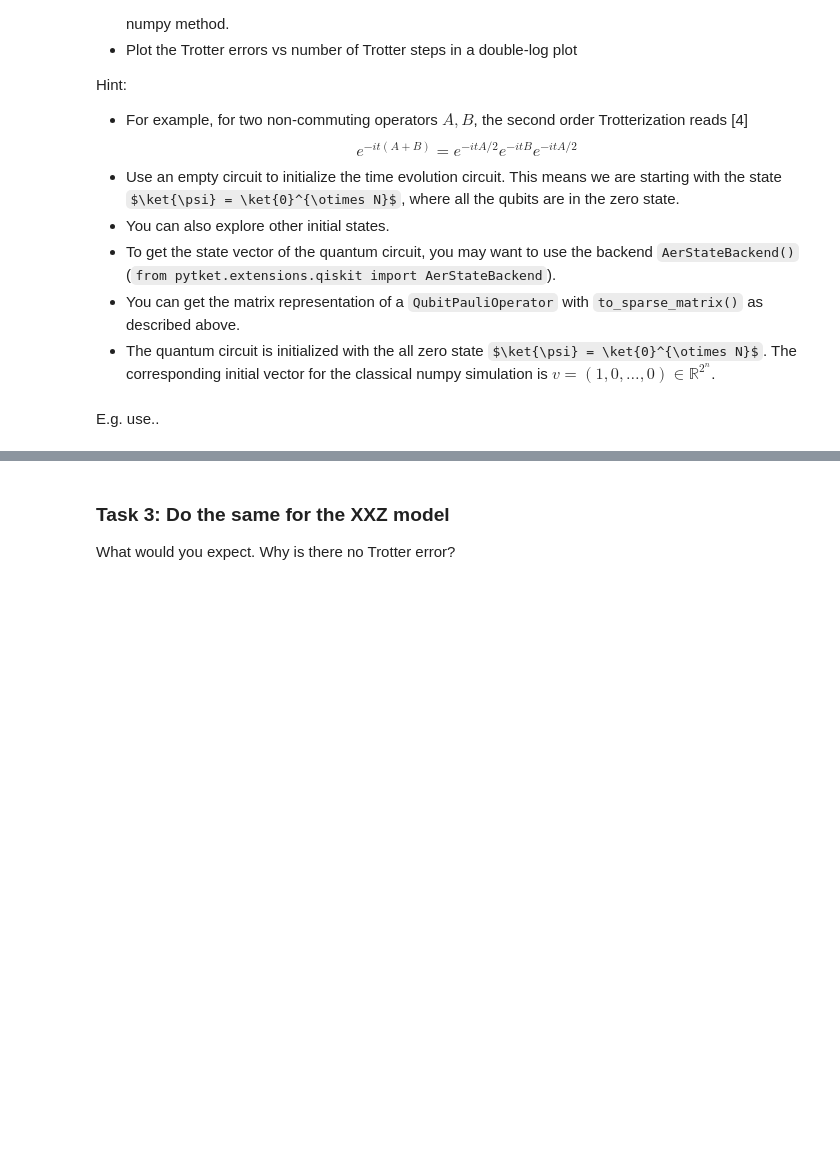
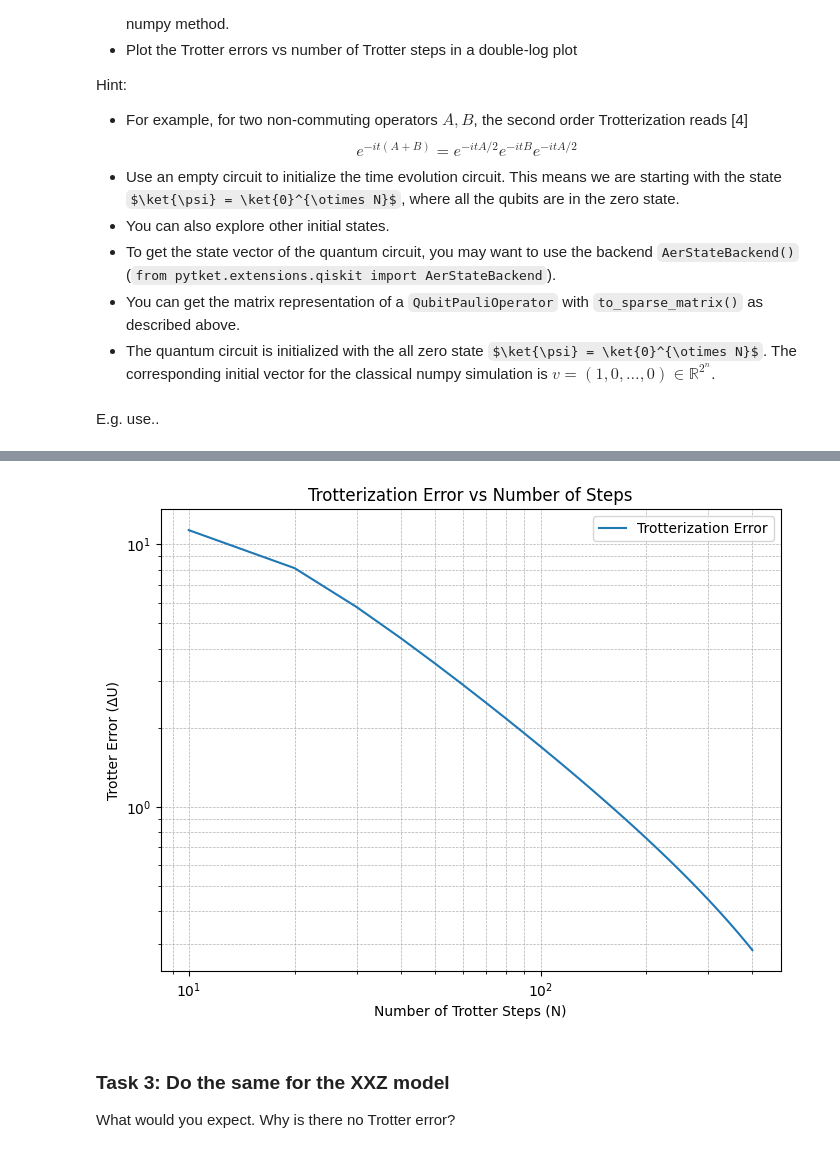
Before and after one commit to BorudaX/2025-Quantinuum, a Jupyter notebook: notebooks/hamiltonian_simulation.ipynb, the cells around one changed output, grey strips where cells are left out. Cells and saved outputs as stored; diff of their text form; code cells hidden in the pictures; some formulas as TeX source; blank space fills up the shorter version.

```diff
--- a/notebooks/hamiltonian_simulation.ipynb
+++ b/notebooks/hamiltonian_simulation.ipynb
@@ -534,3 +569,69 @@ draw(circ)
+# %%
+import numpy as np
+from scipy.linalg import expm
+import matplotlib.pyplot as plt
+import networkx as nx
+# from pytket.backends.backend import StatevectorSimulator
+import networkx as nx
+import numpy as np
+from pytket import Qubit
+from pytket.circuit import CircBox, Circuit, Qubit
+from pytket.pauli import Pauli, QubitPauliString
+from pytket.utils import QubitPauliOperator, gen_term_sequence_circuit
+from scipy.linalg import expm
+
+
+delta, t, p, J, g, N = symbols("Delta, t, p, J, g, N")
+# p = [5, 10, 20, 50, 100]
+delta=2
+t=1
+J = 1.2
+g = 1
+n_qubits = 6
+
+
+def get_transverse_field_ising_hamiltonian(
+    n_qubits: int, J_ZZ: float
+) -> QubitPauliOperator:
+    sites = nx.path_graph(n_qubits)
+    qpo_dict = {}
+    for e in sites.edges:
+        zz_term = QubitPauliString([Qubit(e[0]), Qubit(e[1])], [Pauli.Z, Pauli.Z])
+        qpo_dict[zz_term] = -J_ZZ
+    for node in sites.nodes:
+        x_term = QubitPauliString([Qubit(node)], [Pauli.X])
+        qpo_dict[x_term] = 1.0
+
+    return QubitPauliOperator(qpo_dict)
+
+
+
+# backend = StatevectorSimulator()
+U_exact = get_transverse_field_ising_hamiltonian(n_qubits, J)
+
+# Loop through different N values to calculate the Trotter error
+p = np.arange(10, 401, 10)  # Range of Trotter steps
+errors = []
+
+for N in p:
+    # Compute Trotterized evolution
+    U_trotter = ising_second_order_Trotter(n_qubits, t, N, delta, J, g).get_unitary()
+
+    # Compute the Frobenius norm of the difference between exact and Trotterized unitaries
+    error = np.linalg.norm(U_first_order - U_trotter, 'fro')
+    errors.append(error)
+
+# Plotting the error vs N on a log-log scale
+plt.figure(figsize=(8, 6))
+plt.loglog(p, errors, label="Trotterization Error")
+plt.xlabel("Number of Trotter Steps (N)")
+plt.ylabel("Trotter Error (ΔU)")
+plt.title("Trotterization Error vs Number of Steps")
+plt.grid(True, which='both', linestyle='--', linewidth=0.5)
+plt.legend()
+plt.show()
+# %% [output]
+[figure, added]
 # %% [markdown]
 ### Task 3: Do the same for the XXZ model
 
```
Also changed, not shown: parts of 5 cells of this notebook.
